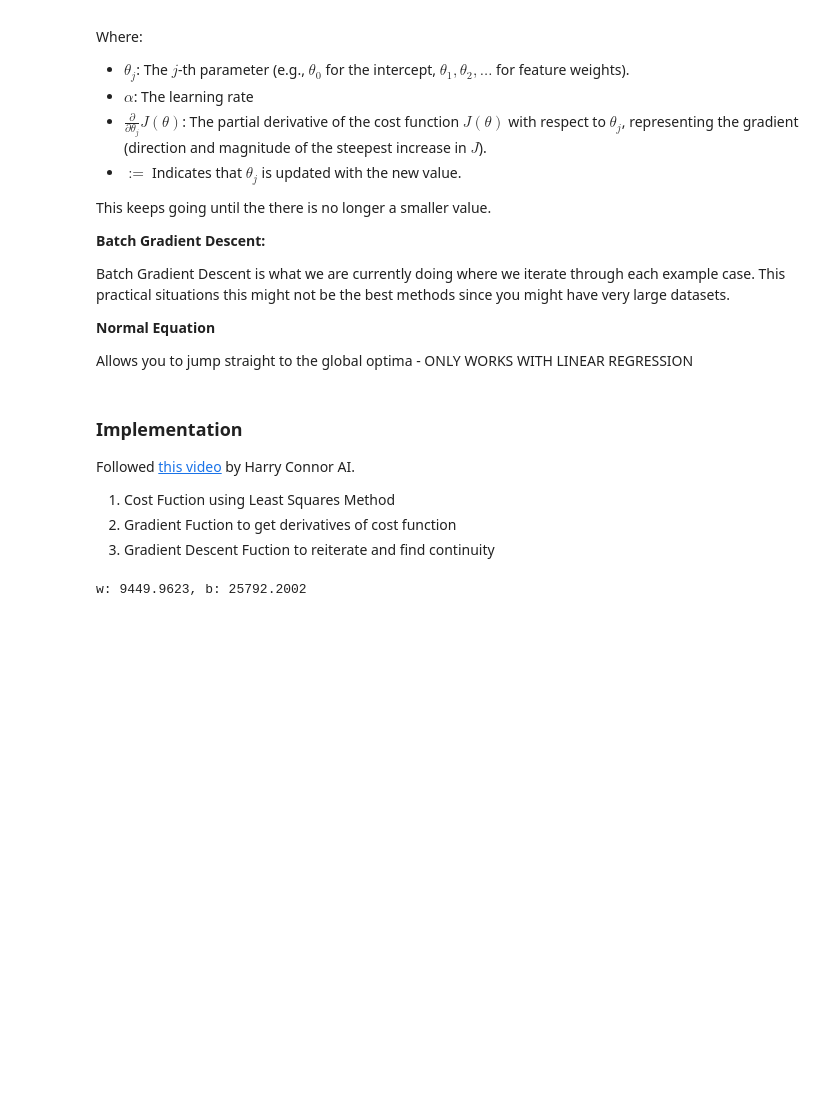
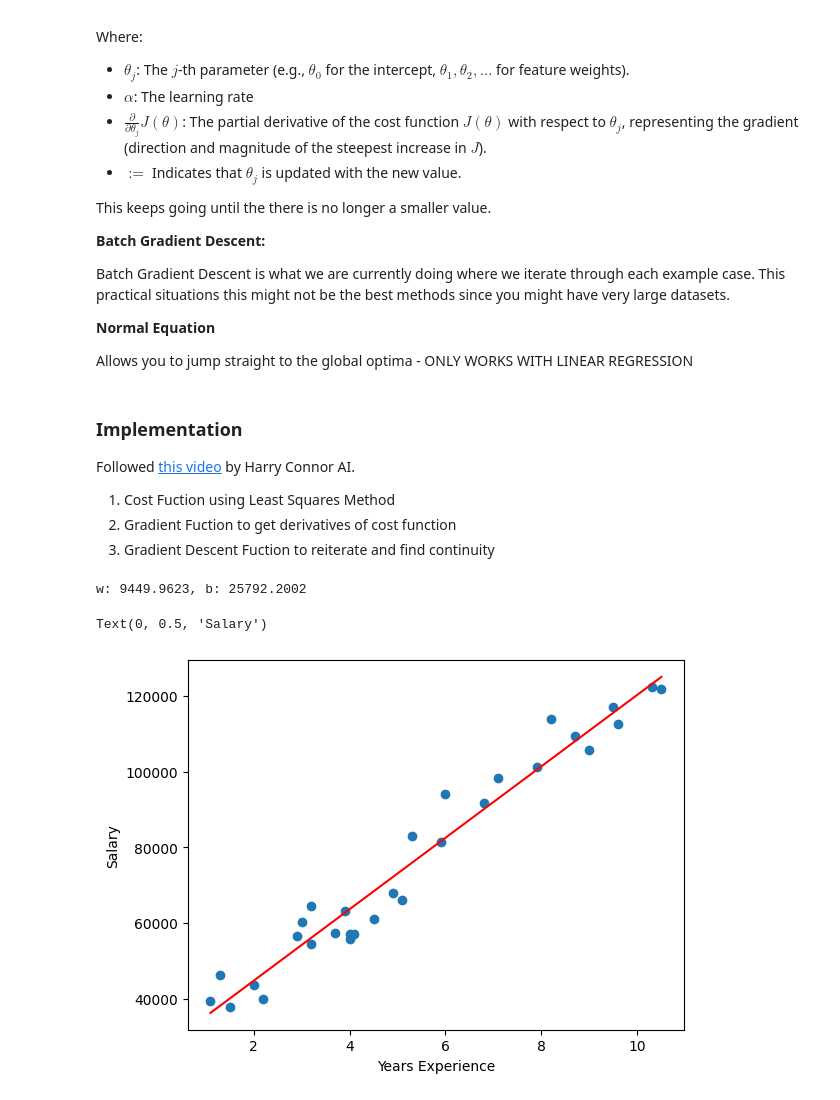
Before and after one commit to saivivekvenna/machine-learning, a Jupyter notebook: 01-fundamentals/01-linear-regression-and-gradient-descent.ipynb, the cells around one changed output. Saved outputs shown, nothing was run; the diff lists cells and outputs as text; code cells hidden in the pictures; blank space fills up the shorter version.

Commit message:
lienar regression graph

```diff
--- a/01-fundamentals/01-linear-regression-and-gradient-descent.ipynb
+++ b/01-fundamentals/01-linear-regression-and-gradient-descent.ipynb
@@ -178,3 +178,15 @@ final_w, final_b = gradient_descent(x_train, y_train, learning_rate, iterations)
 print(f"w: {final_w:.4f}, b: {final_b:.4f}")
 # %% [output]
 w: 9449.9623, b: 25792.2002
+# %%
+plt.scatter(x_train,y_train, label='Data Points')
+
+x_vals = np.linspace(min(x_train), max(x_train), 100)
+y_vals = final_w * x_vals + final_b
+plt.plot(x_vals, y_vals, color='red', label='Regression Line')
+
+plt.xlabel("Years Experience")
+plt.ylabel("Salary")
+# %% [output]
+Text(0, 0.5, 'Salary')
+[figure, added]
```
